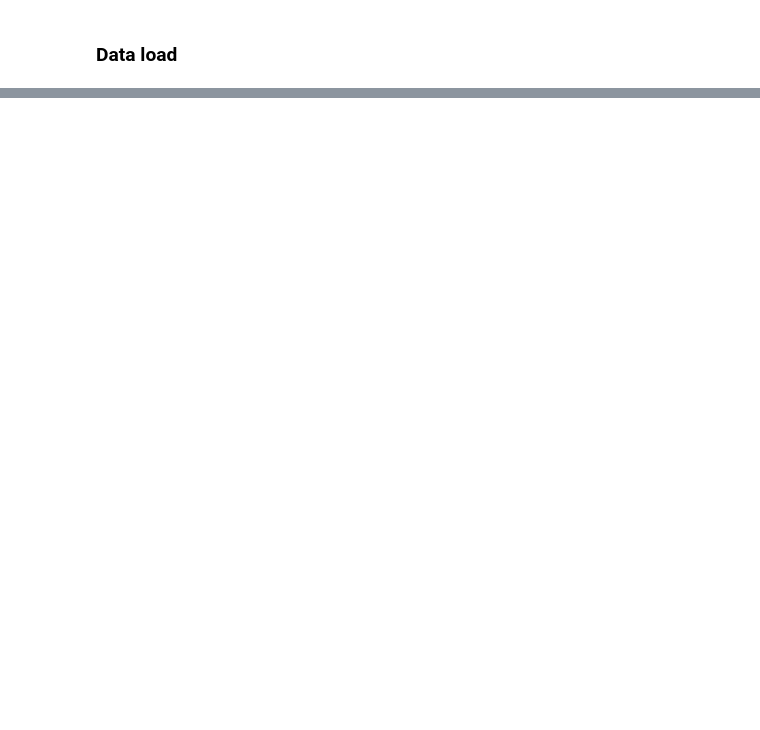
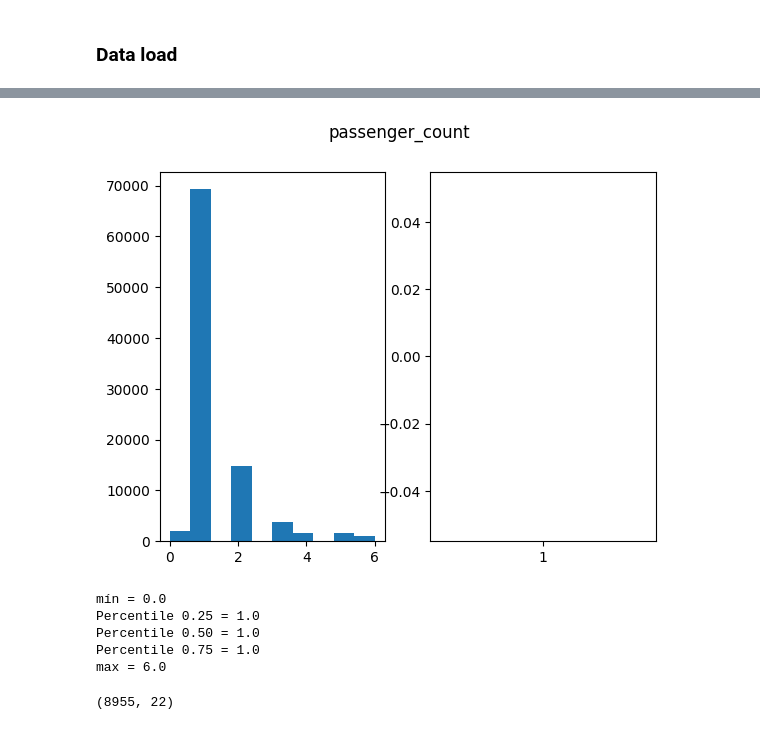
Before and after one commit to agustinediz/Cab_client_predictive, a Jupyter notebook: EDA.ipynb, the cells around one changed output, grey strips where cells are left out. Drawn from its saved outputs; the diff is of its cells as text; code cells hidden in the pictures; blank space fills up the shorter version.

```diff
--- a/EDA.ipynb
+++ b/EDA.ipynb
@@ -134,0 +237,8 @@ for elem in numerics.columns:
+# %%
+#Plot DOZone
+fig = plt.figure()
+ax = plt.axes()
+ax = sns.barplot(x= grouping_DO_df["DOZone"], y = grouping_DO_df["count"], data=grouping_DO_df)
+plt.xticks(rotation=70)
+plt.title("Barplot variable Drop Off Zone")
+plt.show()
@@ -134,0 +249,2 @@ for elem in numerics.columns:
+# %%
+df_subset = df_subset.drop(["store_and_fwd_flag"], axis=1)
@@ -134,0 +255,2 @@ for elem in numerics.columns:
+# %%
+filtered_df = df_subset.dropna()
@@ -134,0 +259,15 @@ for elem in numerics.columns:
+# %%
+def outliers_detection (variable):
+  fig, axes = plt.subplots(nrows=1, ncols=2)
+  fig.suptitle(variable)
+  axes[0].hist(filtered_df[variable])
+  axes[1].boxplot(x=variable, data=df)
+  plt.show()
+  percentile_25 = np.percentile(filtered_df[variable], 25)
+  percentile_50 = np.percentile(filtered_df[variable], 50)
+  percentile_75 = np.percentile(filtered_df[variable], 75)
+  print(f"mín = {filtered_df[variable].min()}")
+  print(f"Percentile 0.25 = {percentile_25}")
+  print(f"Percentile 0.50 = {percentile_25}")
+  print(f"Percentile 0.75 = {percentile_75}")
+  print(f"max = {filtered_df[variable].max()}")
@@ -134,0 +285,14 @@ for elem in numerics.columns:
+# %%
+outliers_detection('passenger_count')
+# %% [output]
+[figure, added]
+mín = 0.0
+Percentile 0.25 = 1.0
+Percentile 0.50 = 1.0
+Percentile 0.75 = 1.0
+max = 6.0
+# %%
+filtered_df = filtered_df[(filtered_df["passenger_count"] > 0) & (filtered_df["passenger_count"] <= 4 )]
+filtered_df.shape
+# %% [output]
+(8955, 22)
```
Also changed, not shown: parts of 171 cells of this notebook, 5 other files.
